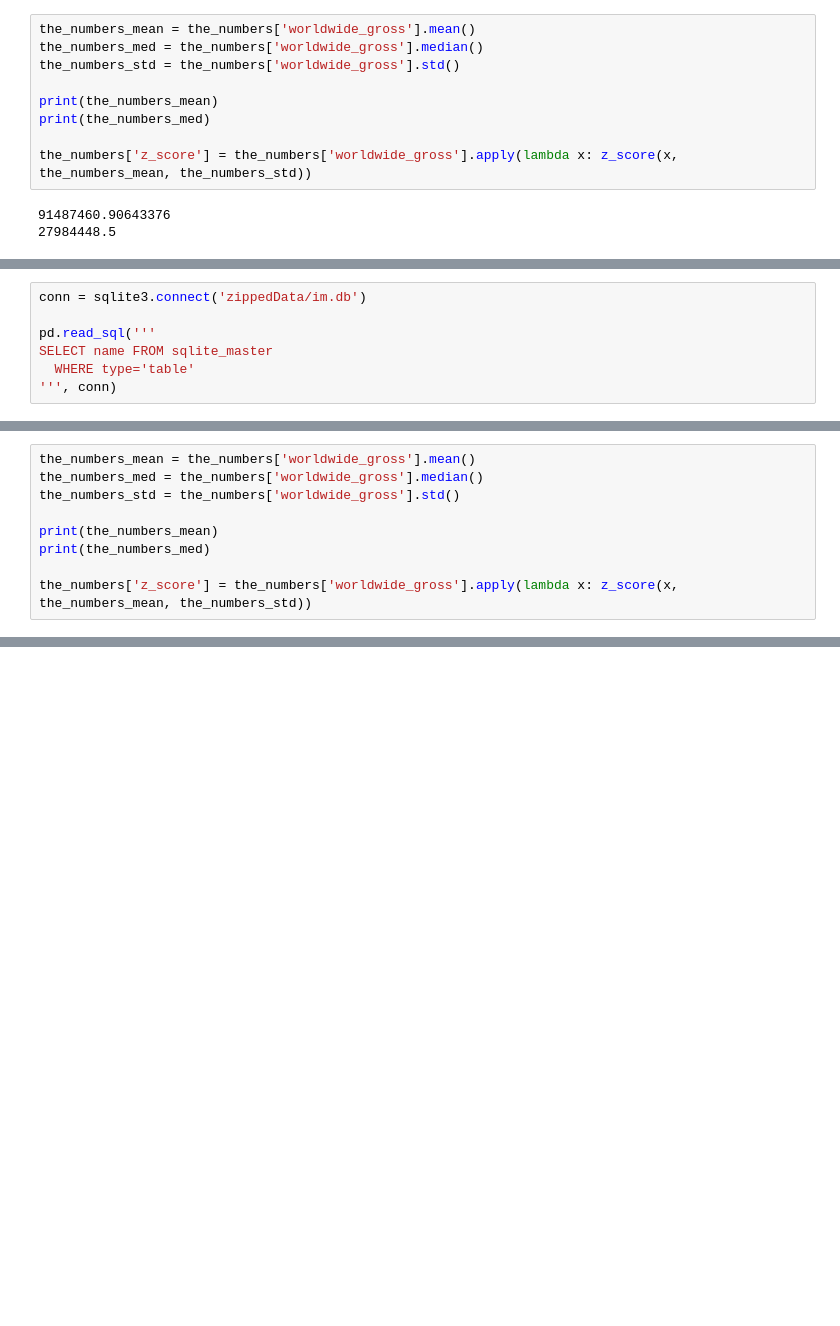
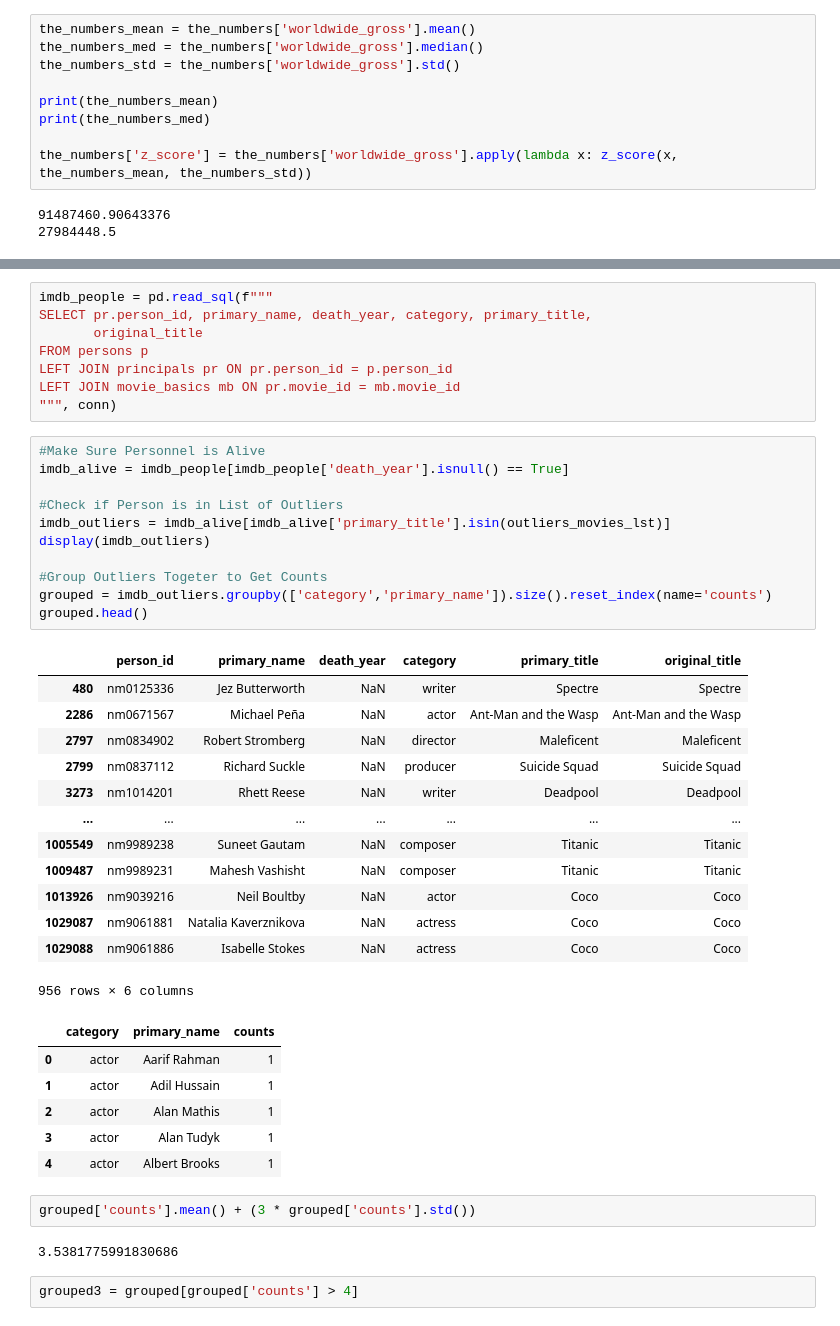
Before and after one commit to racday/ai-capstone, a Jupyter notebook: index.ipynb, the cells around one changed output, grey strips where cells are left out. Cells and saved outputs as stored; diff of their text form; blank space fills up the shorter version.

```diff
--- a/index.ipynb
+++ b/index.ipynb
@@ -401,7 +103,0 @@ tmdb_movies.head()
-# %%
-conn = sqlite3.connect('zippedData/im.db')
-
-pd.read_sql('''
-SELECT name FROM sqlite_master
-  WHERE type='table'
-''', conn)
@@ -1012,9 +103,0 @@ the_numbers['worldwide_gross'] = the_numbers['worldwide_gross'].apply(lambda x:
-# %%
-the_numbers_mean = the_numbers['worldwide_gross'].mean()
-the_numbers_med = the_numbers['worldwide_gross'].median()
-the_numbers_std = the_numbers['worldwide_gross'].std()
-
-print(the_numbers_mean)
-print(the_numbers_med)
-
-the_numbers['z_score'] = the_numbers['worldwide_gross'].apply(lambda x: z_score(x, the_numbers_mean, the_numbers_std))
@@ -1901,0 +120,45 @@ Text(0, 0.5, 'Average Gross')
+# %%
+imdb_people = pd.read_sql(f"""
+SELECT pr.person_id, primary_name, death_year, category, primary_title,
+       original_title
+FROM persons p
+LEFT JOIN principals pr ON pr.person_id = p.person_id
+LEFT JOIN movie_basics mb ON pr.movie_id = mb.movie_id
+""", conn)
+# %%
+#Make Sure Personnel is Alive
+imdb_alive = imdb_people[imdb_people['death_year'].isnull() == True]
+
+#Check if Person is in List of Outliers
+imdb_outliers = imdb_alive[imdb_alive['primary_title'].isin(outliers_movies_lst)]
+display(imdb_outliers)
+
+#Group Outliers Togeter to Get Counts
+grouped = imdb_outliers.groupby(['category','primary_name']).size().reset_index(name='counts')
+grouped.head()
+# %% [output]
+|  | person_id | primary_name | death_year | category | primary_title | original_title |
+| 480 | nm0125336 | Jez Butterworth | NaN | writer | Spectre | Spectre |
+| 2286 | nm0671567 | Michael Peña | NaN | actor | Ant-Man and the Wasp | Ant-Man and the Wasp |
+| 2797 | nm0834902 | Robert Stromberg | NaN | director | Maleficent | Maleficent |
+| 2799 | nm0837112 | Richard Suckle | NaN | producer | Suicide Squad | Suicide Squad |
+| 3273 | nm1014201 | Rhett Reese | NaN | writer | Deadpool | Deadpool |
+| ... | ... | ... | ... | ... | ... | ... |
+| 1005549 | nm9989238 | Suneet Gautam | NaN | composer | Titanic | Titanic |
+| 1009487 | nm9989231 | Mahesh Vashisht | NaN | composer | Titanic | Titanic |
+| 1013926 | nm9039216 | Neil Boultby | NaN | actor | Coco | Coco |
+| 1029087 | nm9061881 | Natalia Kaverznikova | NaN | actress | Coco | Coco |
+| 1029088 | nm9061886 | Isabelle Stokes | NaN | actress | Coco | Coco |
+956 rows × 6 columns
+|  | category | primary_name | counts |
+| 0 | actor | Aarif Rahman | 1 |
+| 1 | actor | Adil Hussain | 1 |
+| 2 | actor | Alan Mathis | 1 |
+| 3 | actor | Alan Tudyk | 1 |
+| 4 | actor | Albert Brooks | 1 |
+# %%
+grouped['counts'].mean() + (3 * grouped['counts'].std())
+# %% [output]
+3.5381775991830686
+# %%
+grouped3 = grouped[grouped['counts'] > 4]
```
Also changed, not shown: parts of 189 cells of this notebook, 1 other file.
